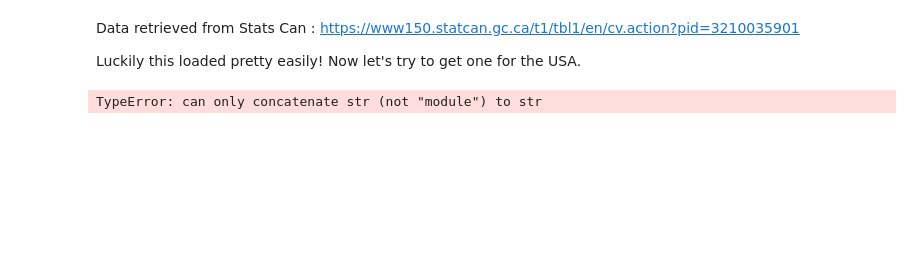
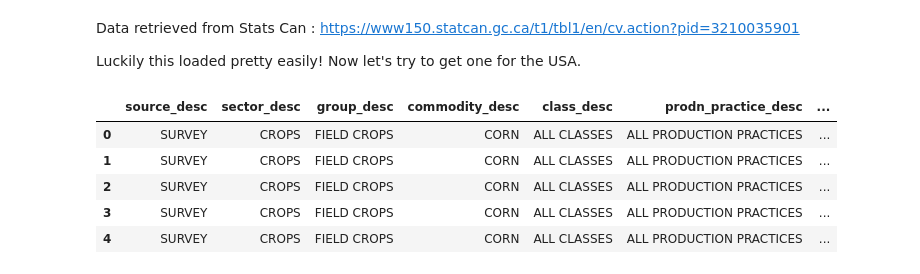
Before and after one commit to nickbartram/climate_agriculture_impact, a Jupyter notebook: main_backup.ipynb, the cells around one changed output. Cells and saved outputs as stored; diff of their text form; code cells hidden in the pictures; blank space fills up the shorter version.

Commit message:
USDA crop yield data added, some notes on future of project

```diff
--- a/main_backup.ipynb
+++ b/main_backup.ipynb
@@ -604,8 +606,23 @@ url = (
     "&commodity_desc=CORN"
     "&statisticcat_desc=YIELD"
     "&agg_level_desc=STATE"
-    "&year__GE=2000"
+    "&year__GE=1908"
     "&format=CSV"
 )
-# %% [output]
-TypeError: can only concatenate str (not "module") to str
+# %%
+# Call the API
+response = requests.get(url)
+response.raise_for_status()
+# %%
+# Load response into a DataFrame
+USDA_df = pd.read_csv(io.StringIO(response.text))
+# %%
+# View USDA_df
+USDA_df.head()
+# %% [output]
+|  | source_desc | sector_desc | group_desc | commodity_desc | class_desc | prodn_practice_desc | ... |
+| 0 | SURVEY | CROPS | FIELD CROPS | CORN | ALL CLASSES | ALL PRODUCTION PRACTICES | ... |
+| 1 | SURVEY | CROPS | FIELD CROPS | CORN | ALL CLASSES | ALL PRODUCTION PRACTICES | ... |
+| 2 | SURVEY | CROPS | FIELD CROPS | CORN | ALL CLASSES | ALL PRODUCTION PRACTICES | ... |
+| 3 | SURVEY | CROPS | FIELD CROPS | CORN | ALL CLASSES | ALL PRODUCTION PRACTICES | ... |
+| 4 | SURVEY | CROPS | FIELD CROPS | CORN | ALL CLASSES | ALL PRODUCTION PRACTICES | ... |
```
Also changed, not shown: parts of 5 cells of this notebook.
